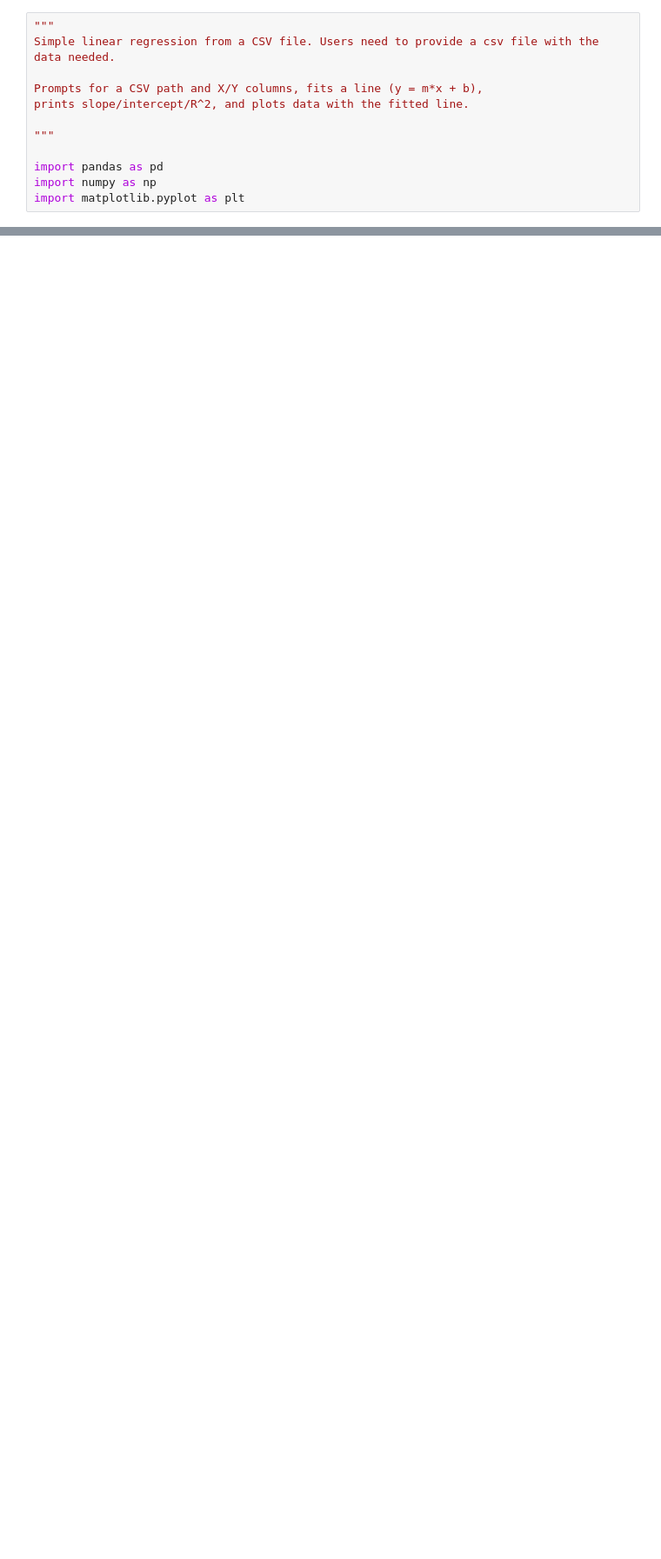
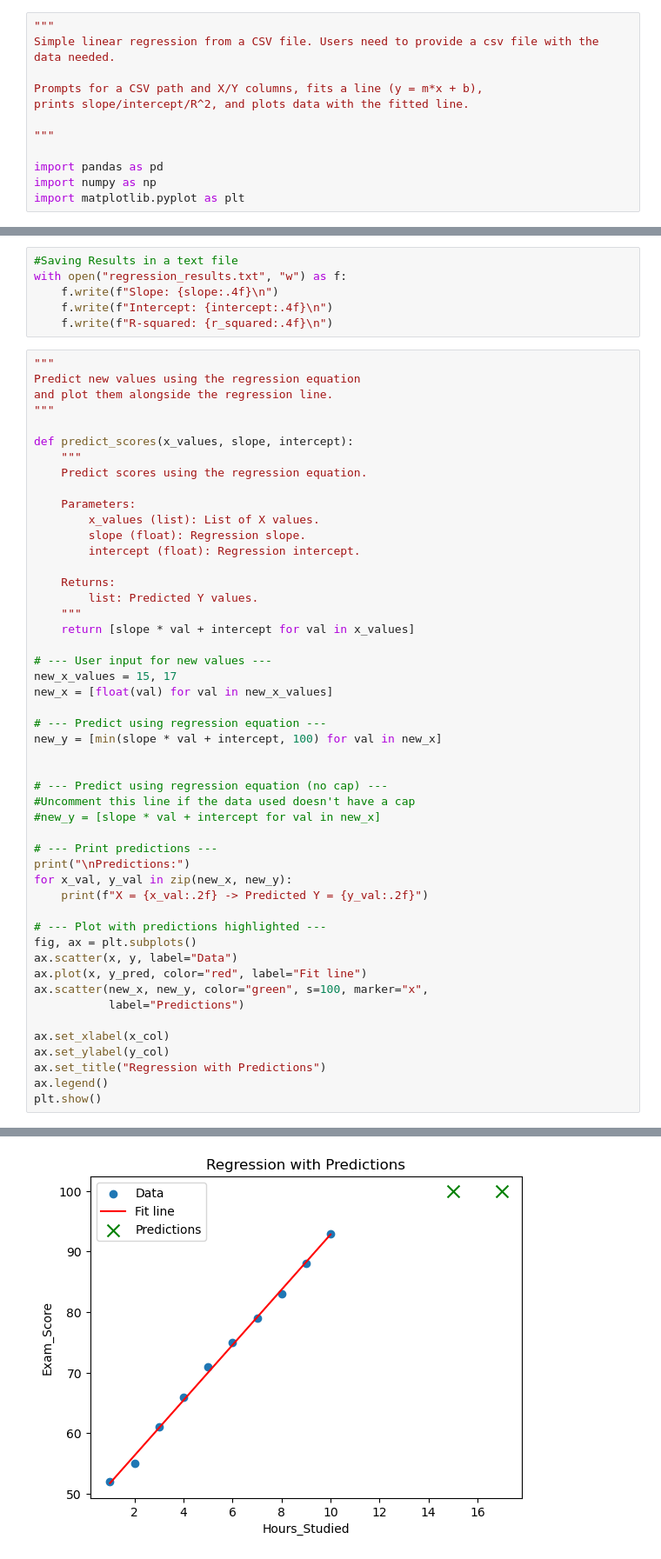
Before and after one commit to jc183-jcl/module-1-part-2-using-github-workflows-jc183-jcl, a Jupyter notebook: Updated_linear_regression.ipynb, the cells around one changed output, grey strips where cells are left out. Shown: that part at 87% size. Drawn from its saved outputs; the diff is of its cells as text; blank space fills up the shorter version.

```diff
--- a/Updated_linear_regression.ipynb
+++ b/Updated_linear_regression.ipynb
@@ -63,0 +79,56 @@ plt.show()
+# %%
+#Saving Results in a text file
+with open("regression_results.txt", "w") as f:
+    f.write(f"Slope: {slope:.4f}\n")
+    f.write(f"Intercept: {intercept:.4f}\n")
+    f.write(f"R-squared: {r_squared:.4f}\n")
+# %%
+"""
+Predict new values using the regression equation
+and plot them alongside the regression line.
+"""
+
+def predict_scores(x_values, slope, intercept):
+    """
+    Predict scores using the regression equation.
+
+    Parameters:
+        x_values (list): List of X values.
+        slope (float): Regression slope.
+        intercept (float): Regression intercept.
+
+    Returns:
+        list: Predicted Y values.
+    """
+    return [slope * val + intercept for val in x_values]
+
+# --- User input for new values ---
+new_x_values = 15, 17
+new_x = [float(val) for val in new_x_values]
+
+# --- Predict using regression equation ---
+new_y = [min(slope * val + intercept, 100) for val in new_x]
+
+
+# --- Predict using regression equation (no cap) ---
+#Uncomment this line if the data used doesn't have a cap
+#new_y = [slope * val + intercept for val in new_x]
+
+# --- Print predictions ---
+print("\nPredictions:")
+for x_val, y_val in zip(new_x, new_y):
+    print(f"X = {x_val:.2f} -> Predicted Y = {y_val:.2f}")
+
+# --- Plot with predictions highlighted ---
+fig, ax = plt.subplots()
+ax.scatter(x, y, label="Data")
+ax.plot(x, y_pred, color="red", label="Fit line")
+ax.scatter(new_x, new_y, color="green", s=100, marker="x",
+           label="Predictions")
+
+ax.set_xlabel(x_col)
+ax.set_ylabel(y_col)
+ax.set_title("Regression with Predictions")
+ax.legend()
+plt.show()
+# %% [output]
@@ -63,0 +138 @@ plt.show()
+[figure, added]
```
Also changed, not shown: parts of 2 cells of this notebook, 2 other files.
